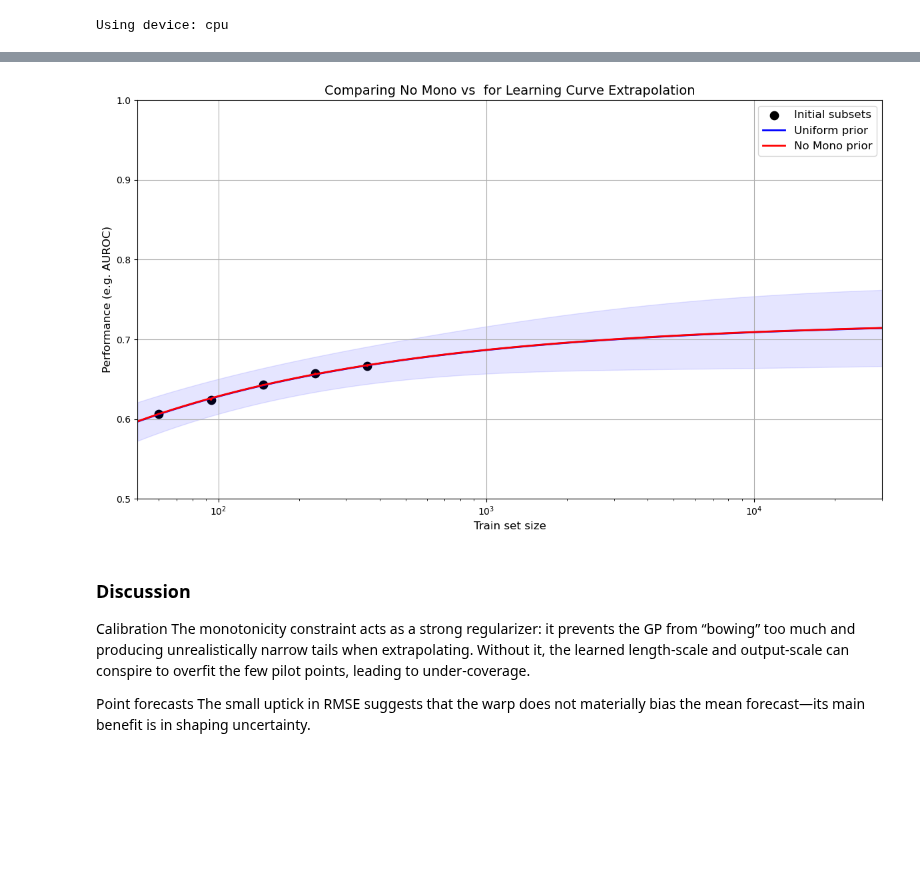
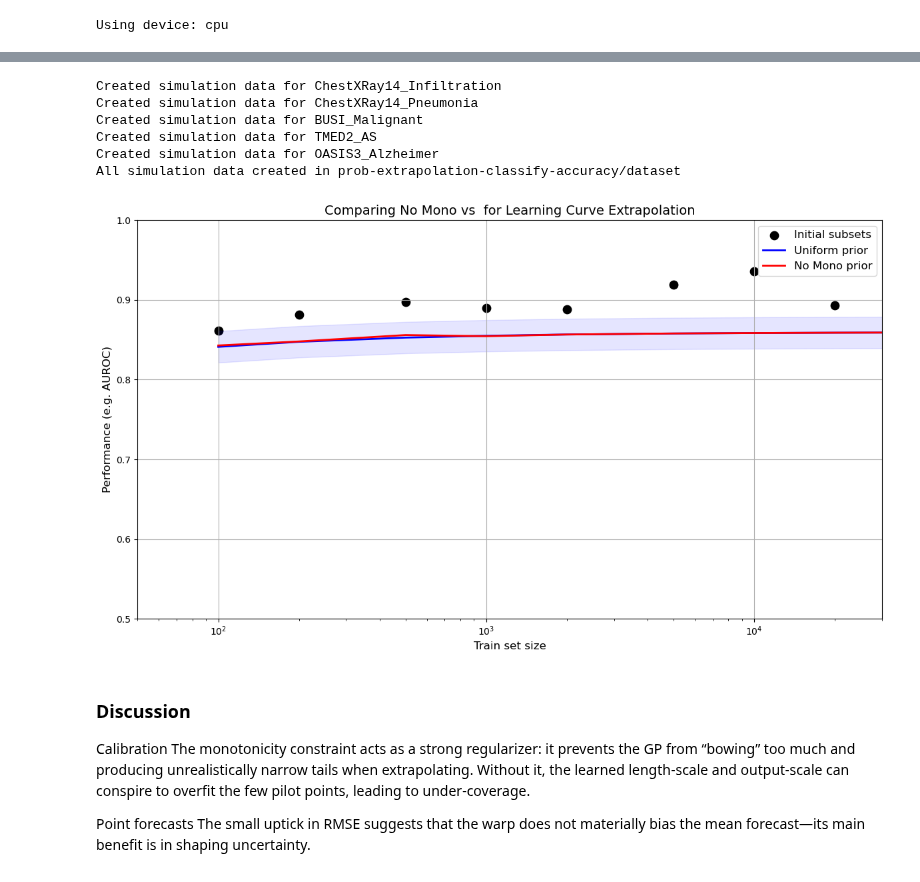
Before and after one commit to minghao-sun-sc/prob-extrapolation-classify-accuracy, a Jupyter notebook: notebooks/mono_demo.ipynb, the cells around one changed output, grey strips where cells are left out. Drawn from its saved outputs; the diff is of its cells as text; code cells hidden in the pictures; blank space fills up the shorter version.

Commit message:
noMonoDEmo.py

```diff
--- a/notebooks/mono_demo.ipynb
+++ b/notebooks/mono_demo.ipynb
@@ -86,43 +85,62 @@ likelihoodNoMono, modelNoMono, lossesNoMono = models.train_gp(likelihoodNoMono,
+# %%
+%%bash
+python ../prepare_dataset.py --simulate
+# %% [output]
+Created simulation data for ChestXRay14_Infiltration
+Created simulation data for ChestXRay14_Pneumonia
+Created simulation data for BUSI_Malignant
+Created simulation data for TMED2_AS
+Created simulation data for OASIS3_Alzheimer
+All simulation data created in prob-extrapolation-classify-accuracy/dataset
+# %%
+# 1) Point to the repo root (one level up from `notebooks/`)
+base_dir = Path.cwd().parent           # /Users/…/prob-extrapolation-classify-accuracy
+data_dir = base_dir / "prob-extrapolation-classify-accuracy/dataset/BUSI_Malignant_performance.csv"
+
+# 2) Grab all *_performance.csv files
+csv_path = base_dir / data_dir
+
+train_df = pd.read_csv(csv_path)
+X_test = torch.tensor(train_df["train_size"].values, dtype=torch.float32)
+y_test = torch.tensor(train_df["auroc"].values, dtype=torch.float32)
 # %%
-linspace = torch.linspace(50, 30000, 29950).long()
-
 with torch.no_grad():
-    predictionsNormal = likelihood(powerModel(linspace))
+    predictionsNormal = likelihood(powerModel(X_test))
 locNormal = predictionsNormal.mean.numpy()
 scaleNormal = predictionsNormal.stddev.numpy()
 lowerNormal, upperNormal = priors.truncated_normal_uncertainty(0.0, 1.0, locNormal, scaleNormal, lower_percentile=0.025, upper_percentile=0.975)
 
 # Beta(1, 3) prior predictions
 with torch.no_grad():
-    predictionsNoMono = (modelNoMono(linspace))
+    predictionsNoMono = (modelNoMono(X_test))
 locNoMono = predictionsNoMono.mean.numpy()
 scaleNoMono = predictionsNoMono.stddev.numpy()
 lowerNoMono, upperNoMono = priors.truncated_normal_uncertainty(locNoMono, scaleNoMono, 1, 3, lower_percentile=0.025, upper_percentile=0.975)
 # %%
 # Combined plot for all priors
 fig, ax = plt.subplots(ncols=1, nrows=1, figsize=(12, 7))
 ax.scatter(X, y, color='black', marker='o', s=80, label='Initial subsets')
 
 # Uniform prior
-ax.plot(linspace.detach().numpy(), locNormal, color='blue', linewidth=2, label='Uniform prior')
-ax.fill_between(linspace.detach().numpy(), lowerNormal, upperNormal, color='blue', alpha=0.1)
+ax.plot(X_test.detach().numpy(), locNormal, color='blue', linewidth=2, label='Uniform prior')
+ax.fill_between(X_test.detach().numpy(), lowerNormal, upperNormal, color='blue', alpha=0.1)
 
 # No Mono prior
-ax.plot(linspace.detach().numpy(), locNoMono, color='red', linewidth=2, label='No Mono prior')
-ax.fill_between(linspace.detach().numpy(), lowerNoMono, upperNoMono, color='red', alpha=0.1)
+ax.plot(X_test.detach().numpy(), locNoMono, color='red', linewidth=2, label='No Mono prior')
+ax.fill_between(X_test.detach().numpy(), lowerNoMono, upperNoMono, color='red', alpha=0.1)
 
 ax.set_xlim([50, 30000])
 ax.set_ylim([0.5, 1.0])
 ax.set_xscale('log')
 ax.set_xlabel('Train set size', fontsize=12)
 ax.set_ylabel('Performance (e.g. AUROC)', fontsize=12)
 ax.set_title('Comparing No Mono vs  for Learning Curve Extrapolation', fontsize=14)
 ax.legend(fontsize=12)
 ax.grid(True)
 plt.tight_layout()
 plt.show()
 # %% [output]
-[figure, old version]
+[figure, new version]
 # %% [markdown]
 ### Discussion
 Calibration
```
Also changed, not shown: parts of 8 cells of this notebook.
